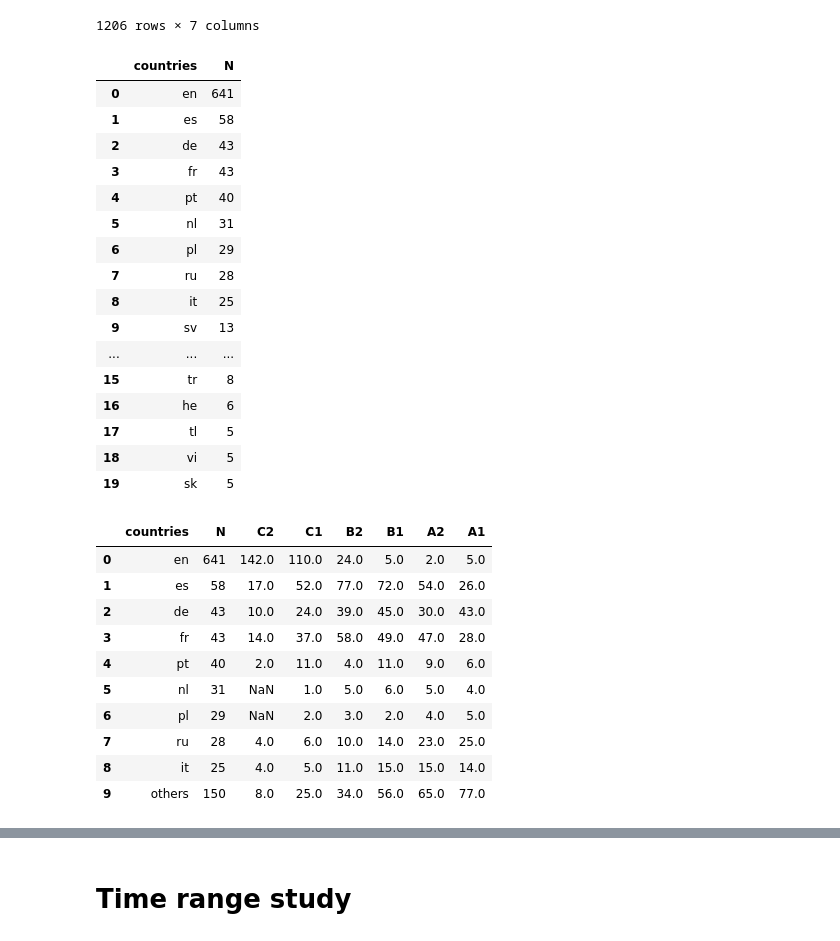
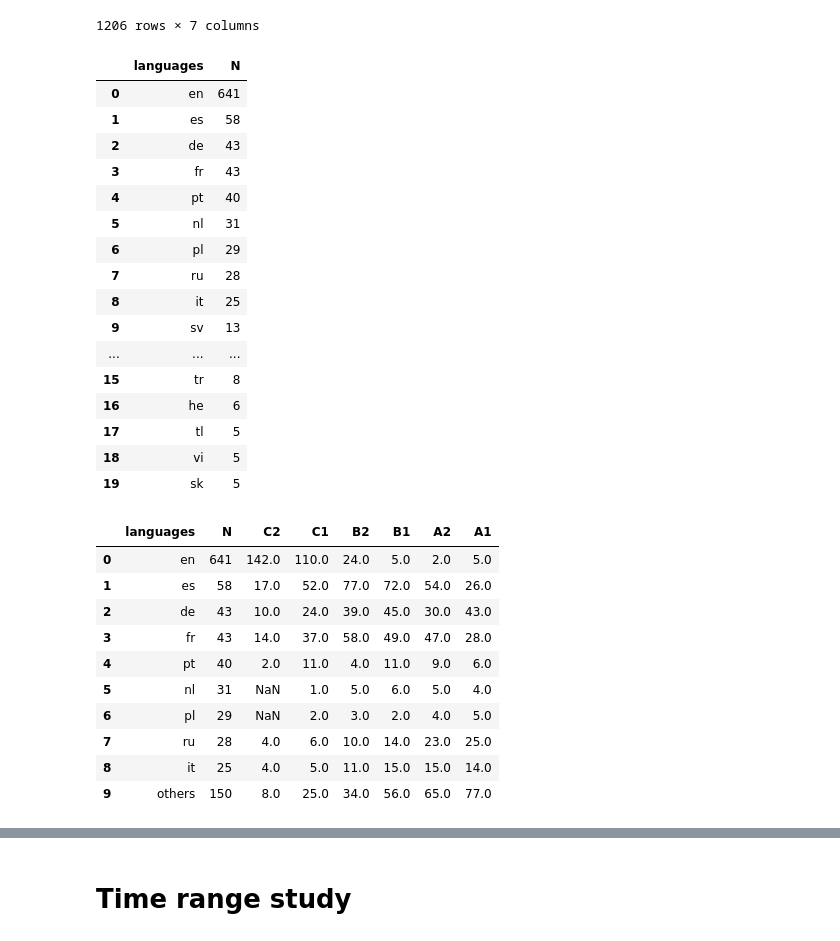
Before and after one commit to CS-433/project2-authclass, a Jupyter notebook: Arthur.ipynb, the cells around one changed output, grey strips where cells are left out. Saved outputs shown, nothing was run; the diff lists cells and outputs as text; code cells hidden in the pictures.

```diff
--- a/Arthur.ipynb
+++ b/Arthur.ipynb
@@ -312,16 +312,16 @@ df_hist[['N', 'A1', 'A2', 'B1', 'B2', 'C1', 'C2']].apply(lambda x: x.replace(r"[
 # %%
 # Count native speakers for each language, removing the undesirable characters ', [ and ]
 native = pd.DataFrame(df_hist['N'].apply(lambda x: x.lower().strip("'][").replace("'", '').split(', ')).explode().value_counts().drop('').drop('none').reset_index())
-native.rename(columns = {'index':'countries'}, inplace = True)
+native.rename(columns = {'index':'languages'}, inplace = True)
 
 '''# Gathers the countries which are not in the top 10 in terms of number of commenters with more than 5000 words written
 native.iat[9, 1] = native.N.iloc[10:].sum()
 native.iat[9, 0] = 'others'
 native = native[:10]'''
 
 native.head(20)
 # %% [output]
-|  | countries | N |
+|  | languages | N |
 | 0 | en | 641 |
 | 1 | es | 58 |
 | 2 | de | 43 |
@@ -341,39 +341,39 @@ native.head(20)
 # %%
 # Count the number of C2 for each language and merge to the previous dataframe
 temp = pd.DataFrame(df_hist['C2'].apply(lambda x: x.lower().strip("'][").replace("'", '').split(', ')).explode().value_counts().drop('').reset_index())
-hist = native.merge(temp, left_on = 'countries', right_on = 'index', how = 'left').drop('index', axis = 1)
+hist = native.merge(temp, left_on = 'languages', right_on = 'index', how = 'left').drop('index', axis = 1)
 
 # Count the number of C1 for each language and merge to the previous dataframe
 temp = pd.DataFrame(df_hist['C1'].apply(lambda x: x.lower().strip("'][").replace("'", '').split(', ')).explode().value_counts().drop('').drop('none').reset_index())
-hist = hist.merge(temp, left_on = 'countries', right_on = 'index', how = 'left').drop('index', axis = 1)
+hist = hist.merge(temp, left_on = 'languages', right_on = 'index', how = 'left').drop('index', axis = 1)
 
 # Count the number of B2 for each language and merge to the previous dataframe
 temp = pd.DataFrame(df_hist['B2'].apply(lambda x: x.lower().strip("'][").replace("'", '').split(', ')).explode().value_counts().drop('').reset_index())
-hist = hist.merge(temp, left_on = 'countries', right_on = 'index', how = 'left').drop('index', axis = 1)
+hist = hist.merge(temp, left_on = 'languages', right_on = 'index', how = 'left').drop('index', axis = 1)
 
 # Count the number of B1 for each language and merge to the previous dataframe
 temp = pd.DataFrame(df_hist['B1'].apply(lambda x: x.lower().strip("'][").replace("'", '').split(', ')).explode().value_counts().drop('').drop('none').reset_index())
-hist = hist.merge(temp, left_on = 'countries', right_on = 'index', how = 'left').drop('index', axis = 1)
+hist = hist.merge(temp, left_on = 'languages', right_on = 'index', how = 'left').drop('index', axis = 1)
 
 # Count the number of A2 for each language and merge to the previous dataframe
 temp = pd.DataFrame(df_hist['A2'].apply(lambda x: x.lower().strip("'][").replace("'", '').split(', ')).explode().value_counts().drop('').drop('none').reset_index())
-hist = hist.merge(temp, left_on = 'countries', right_on = 'index', how = 'left').drop('index', axis = 1)
+hist = hist.merge(temp, left_on = 'languages', right_on = 'index', how = 'left').drop('index', axis = 1)
 
 # Count the number of A1 for each language and merge to the previous dataframe
 temp = pd.DataFrame(df_hist['A1'].apply(lambda x: x.lower().strip("'][").replace("'", '').split(', ')).explode().value_counts().drop('').drop('none').reset_index())
-hist = hist.merge(temp, left_on = 'countries', right_on = 'index', how = 'left').drop('index', axis = 1)
+hist = hist.merge(temp, left_on = 'languages', right_on = 'index', how = 'left').drop('index', axis = 1)
 
 
-# Gathers the countries which are not in the top 10 in terms of number of commenters with more than 5000 words written
+# Gathers the languages which are not in the top 10 in terms of number of commenters with more than 5000 words written
 hist.iloc[9] = hist.iloc[9:].sum()
 hist.iat[9, 0] = 'others'
 hist = hist[:10]
 
-hist.set_index('countries')
+hist.set_index('languages')
 
 hist
 # %% [output]
-|  | countries | N | C2 | C1 | B2 | B1 | A2 | A1 |
+|  | languages | N | C2 | C1 | B2 | B1 | A2 | A1 |
 | 0 | en | 641 | 142.0 | 110.0 | 24.0 | 5.0 | 2.0 | 5.0 |
 | 1 | es | 58 | 17.0 | 52.0 | 77.0 | 72.0 | 54.0 | 26.0 |
 | 2 | de | 43 | 10.0 | 24.0 | 39.0 | 45.0 | 30.0 | 43.0 |
```
Also changed, not shown: parts of 3 cells of this notebook, 6 other files.
